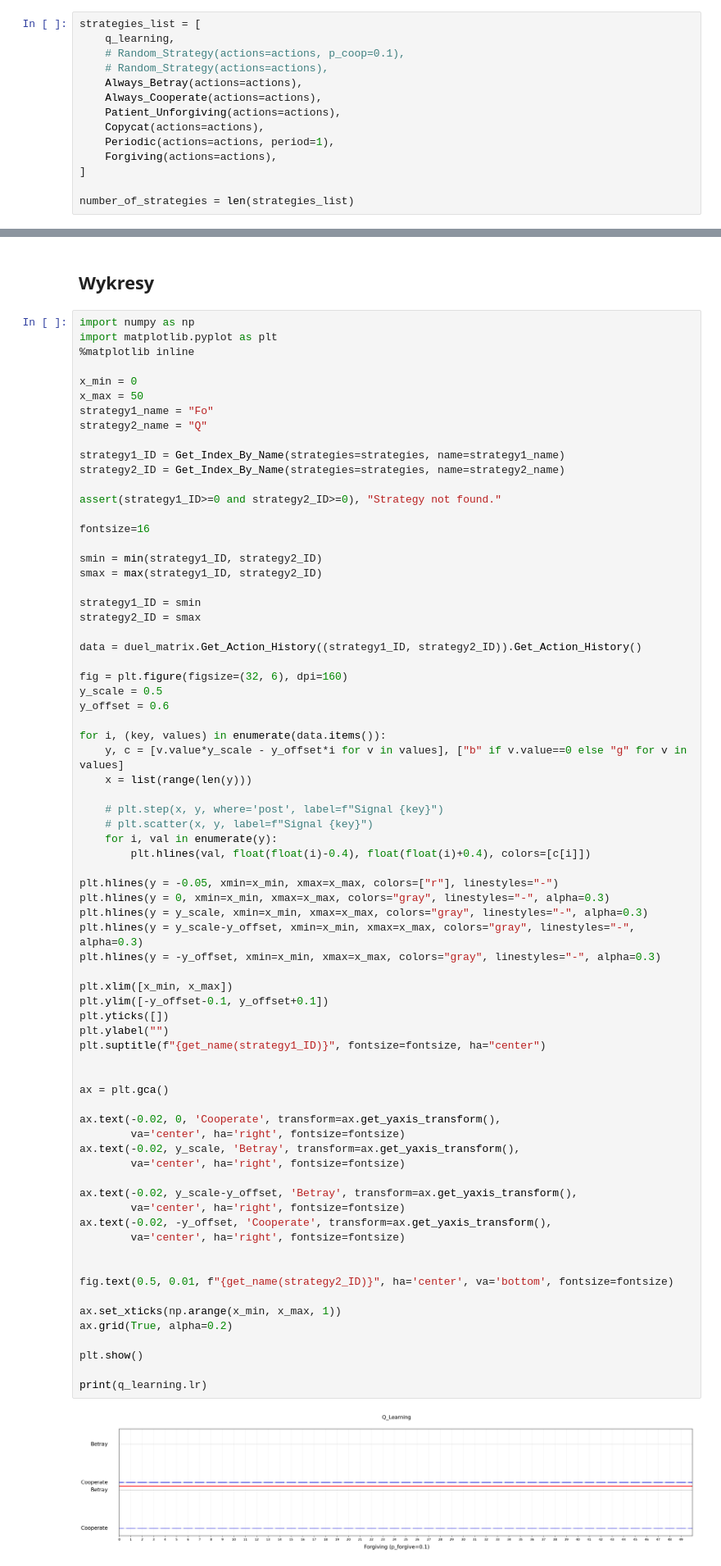
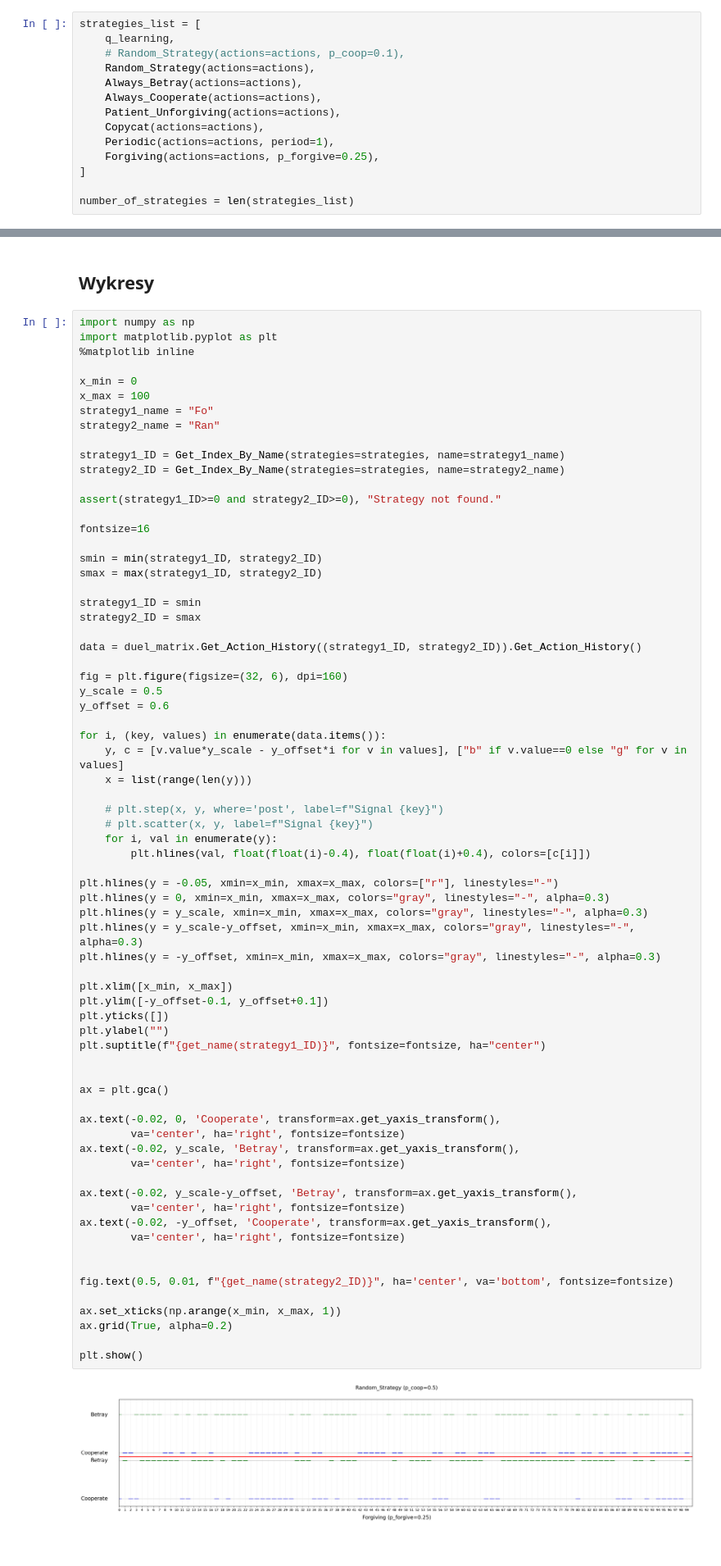
Before and after one commit to A-Rozmarynowicz/Prisoners_Dilemma_Simulator, a Jupyter notebook: source/main.ipynb, the cells around one changed output, grey strips where cells are left out. Shown at 82% size. Saved outputs shown, nothing was run; the diff lists cells and outputs as text.

```diff
--- a/source/main.ipynb
+++ b/source/main.ipynb
@@ -28,13 +27,13 @@ q_learning.Eval()
 strategies_list = [
     q_learning,
     # Random_Strategy(actions=actions, p_coop=0.1),
-    # Random_Strategy(actions=actions),
+    Random_Strategy(actions=actions),
     Always_Betray(actions=actions),
     Always_Cooperate(actions=actions),
     Patient_Unforgiving(actions=actions),
     Copycat(actions=actions),
     Periodic(actions=actions, period=1),
-    Forgiving(actions=actions),
+    Forgiving(actions=actions, p_forgive=0.25),
 ]
 
 number_of_strategies = len(strategies_list)
@@ -267,9 +268,9 @@ import matplotlib.pyplot as plt
 %matplotlib inline
 
 x_min = 0
-x_max = 50
+x_max = 100
 strategy1_name = "Fo"
-strategy2_name = "Q"
+strategy2_name = "Ran"
 
 strategy1_ID = Get_Index_By_Name(strategies=strategies, name=strategy1_name)
 strategy2_ID = Get_Index_By_Name(strategies=strategies, name=strategy2_name)
@@ -305,33 +306,31 @@ plt.hlines(y = y_scale, xmin=x_min, xmax=x_max, colors="gray", linestyles="-", a
 plt.hlines(y = y_scale-y_offset, xmin=x_min, xmax=x_max, colors="gray", linestyles="-", alpha=0.3)
 plt.hlines(y = -y_offset, xmin=x_min, xmax=x_max, colors="gray", linestyles="-", alpha=0.3)
 
 plt.xlim([x_min, x_max])
 plt.ylim([-y_offset-0.1, y_offset+0.1])
 plt.yticks([])
 plt.ylabel("")
 plt.suptitle(f"{get_name(strategy1_ID)}", fontsize=fontsize, ha="center")
 
 
 ax = plt.gca()
 
 ax.text(-0.02, 0, 'Cooperate', transform=ax.get_yaxis_transform(),
         va='center', ha='right', fontsize=fontsize)
 ax.text(-0.02, y_scale, 'Betray', transform=ax.get_yaxis_transform(),
         va='center', ha='right', fontsize=fontsize)
 
 ax.text(-0.02, y_scale-y_offset, 'Betray', transform=ax.get_yaxis_transform(),
         va='center', ha='right', fontsize=fontsize)
 ax.text(-0.02, -y_offset, 'Cooperate', transform=ax.get_yaxis_transform(),
         va='center', ha='right', fontsize=fontsize)
 
 
 fig.text(0.5, 0.01, f"{get_name(strategy2_ID)}", ha='center', va='bottom', fontsize=fontsize)
 
 ax.set_xticks(np.arange(x_min, x_max, 1))
 ax.grid(True, alpha=0.2)
 
 plt.show()
-
-print(q_learning.lr)
 # %% [output]
-[figure, old version]
+[figure, new version]
```
Also changed, not shown: parts of 5 cells of this notebook, 1 other file.
